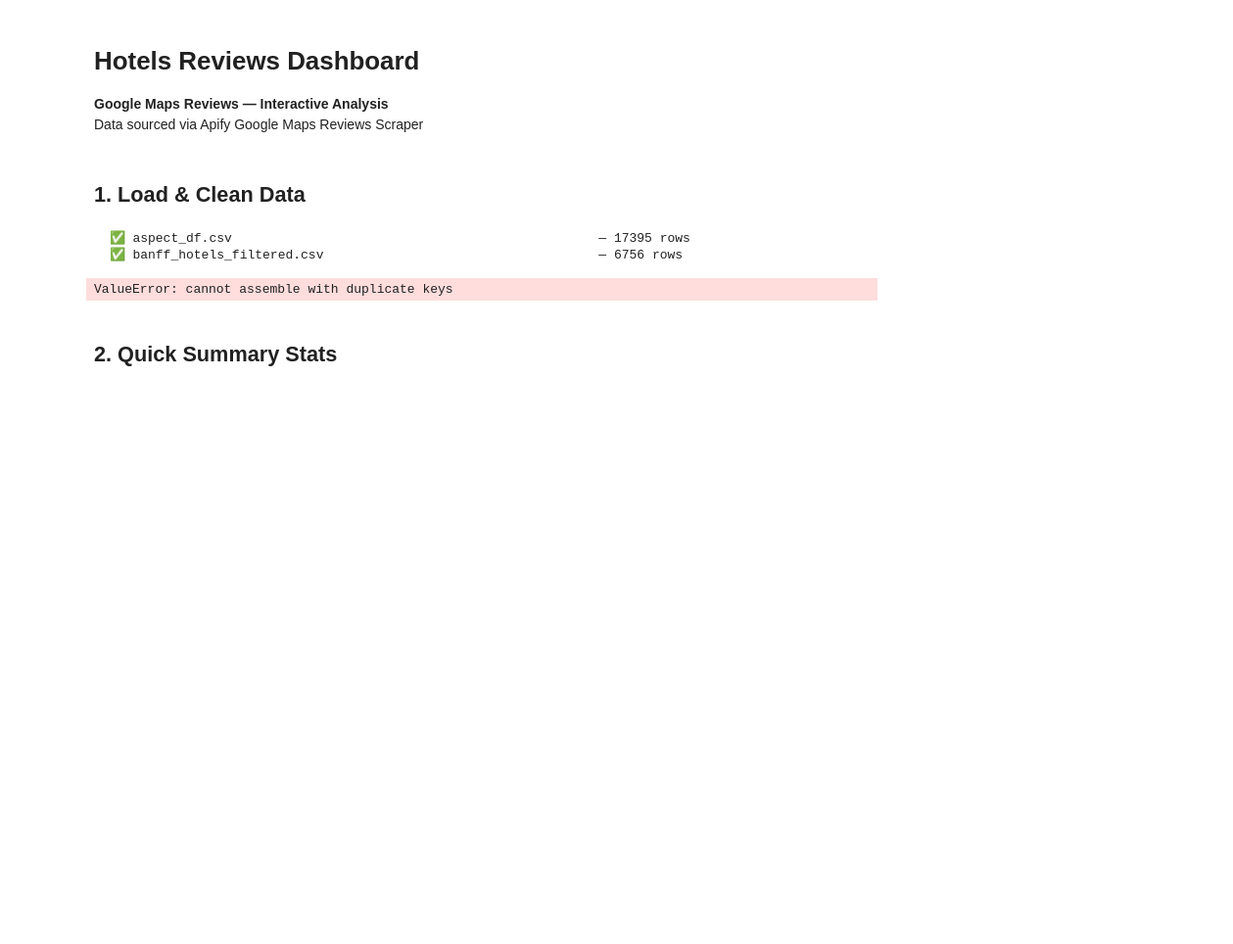
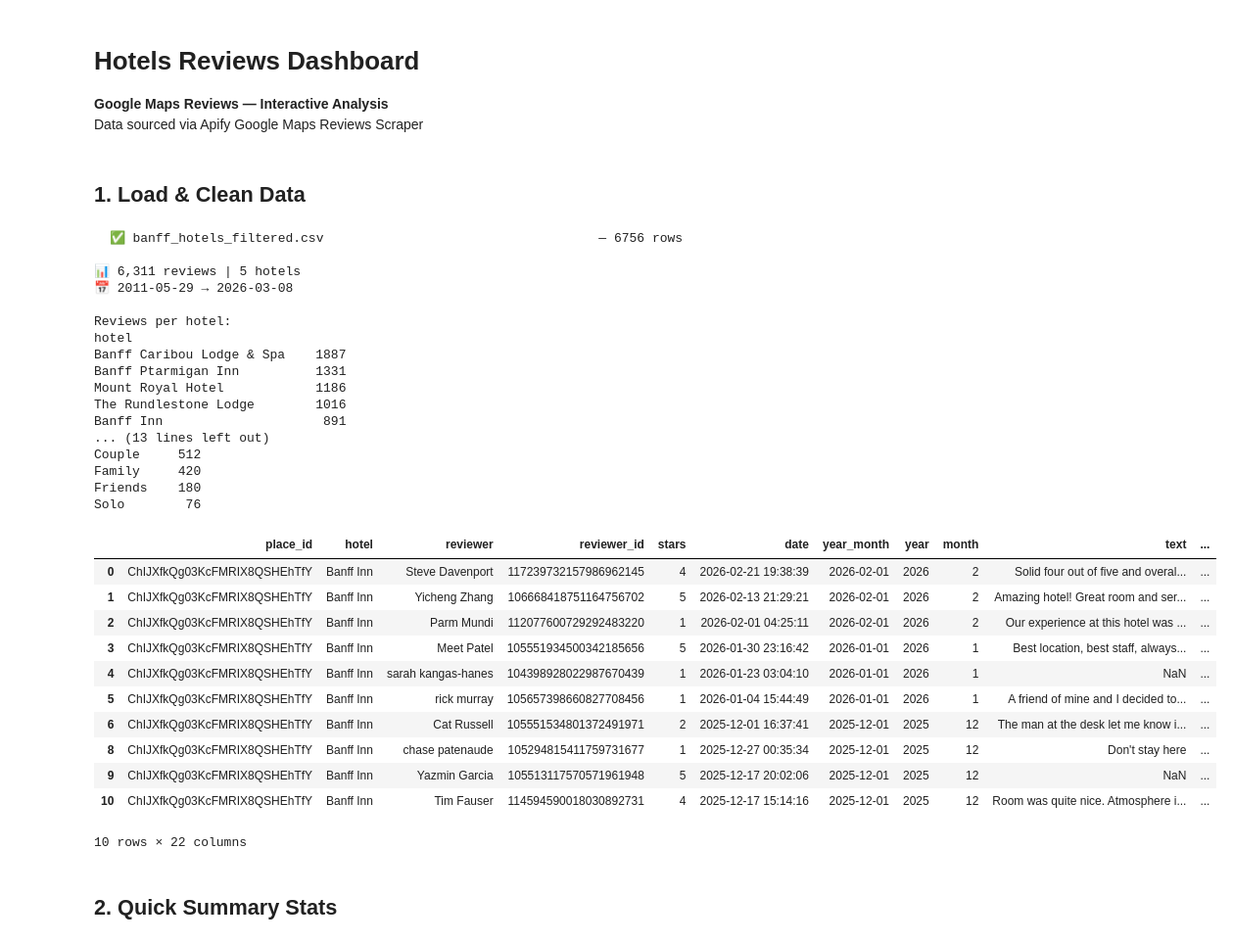
Before and after one commit to slippinjim-bit/Hotel-Review-Analysis, a Jupyter notebook: Reviews.ipynb, the cells around one changed output. Shown at 98% size. Drawn from its saved outputs; the diff is of its cells as text; code cells hidden in the pictures; blank space fills up the shorter version.

```diff
--- a/Reviews.ipynb
+++ b/Reviews.ipynb
@@ -45,8 +45,12 @@ def parse_experience_details(val):
     except:
         return {}
 
-def load_hotel_reviews(data_dir='data'):
-    csv_files = glob.glob(os.path.join(data_dir, '*.csv'))
+def load_hotel_reviews(data_dir, exclude=None):
+    exclude = exclude or []
+    csv_files = [
+        f for f in glob.glob(os.path.join(data_dir, '*.csv'))
+        if os.path.basename(f) not in exclude
+    ]
 
     if not csv_files:
         raise FileNotFoundError(f"No CSV files found in '{data_dir}/'")
@@ -137,14 +141,40 @@ def load_hotel_reviews(data_dir='data'):
     return df
 # %%
 # ── Load ──────────────────────────────────────────────────────
-# ── Load ──────────────────────────────────────────────────────
+
 DATA_DIR = os.path.join(os.path.dirname(os.path.abspath('__file__')), 'data')
-df = load_hotel_reviews(DATA_DIR)
+df = load_hotel_reviews(DATA_DIR, exclude=['aspect_df.csv'])
 df.head(10)
 # %% [output]
-  ✅ aspect_df.csv                                                — 17395 rows
   ✅ banff_hotels_filtered.csv                                    — 6756 rows
+
+📊 6,311 reviews | 5 hotels
+📅 2011-05-29 → 2026-03-08
+
+Reviews per hotel:
+hotel
+Banff Caribou Lodge & Spa    1887
+Banff Ptarmigan Inn          1331
+Mount Royal Hotel            1186
+The Rundlestone Lodge        1016
+Banff Inn                     891
+... (13 lines left out)
+Couple     512
+Family     420
+Friends    180
+Solo        76
+|  | place_id | hotel | reviewer | reviewer_id | stars | date | year_month | year | month | text | ... |
+| 0 | ChIJXfkQg03KcFMRIX8QSHEhTfY | Banff Inn | Steve Davenport | 117239732157986962145 | 4 | 2026-02-21 19:38:39 | 2026-02-01 | 2026 | 2 | Solid four out of five and overal... | ... |
+| 1 | ChIJXfkQg03KcFMRIX8QSHEhTfY | Banff Inn | Yicheng Zhang | 106668418751164756702 | 5 | 2026-02-13 21:29:21 | 2026-02-01 | 2026 | 2 | Amazing hotel! Great room and ser... | ... |
+| 2 | ChIJXfkQg03KcFMRIX8QSHEhTfY | Banff Inn | Parm Mundi | 112077600729292483220 | 1 | 2026-02-01 04:25:11 | 2026-02-01 | 2026 | 2 | Our experience at this hotel was ... | ... |
+| 3 | ChIJXfkQg03KcFMRIX8QSHEhTfY | Banff Inn | Meet Patel | 105551934500342185656 | 5 | 2026-01-30 23:16:42 | 2026-01-01 | 2026 | 1 | Best location, best staff, always... | ... |
+| 4 | ChIJXfkQg03KcFMRIX8QSHEhTfY | Banff Inn | sarah kangas-hanes | 104398928022987670439 | 1 | 2026-01-23 03:04:10 | 2026-01-01 | 2026 | 1 | NaN | ... |
+| 5 | ChIJXfkQg03KcFMRIX8QSHEhTfY | Banff Inn | rick murray | 105657398660827708456 | 1 | 2026-01-04 15:44:49 | 2026-01-01 | 2026 | 1 | A friend of mine and I decided to... | ... |
+| 6 | ChIJXfkQg03KcFMRIX8QSHEhTfY | Banff Inn | Cat Russell | 105551534801372491971 | 2 | 2025-12-01 16:37:41 | 2025-12-01 | 2025 | 12 | The man at the desk let me know i... | ... |
+| 8 | ChIJXfkQg03KcFMRIX8QSHEhTfY | Banff Inn | chase patenaude | 105294815411759731677 | 1 | 2025-12-27 00:35:34 | 2025-12-01 | 2025 | 12 | Don't stay here | ... |
+| 9 | ChIJXfkQg03KcFMRIX8QSHEhTfY | Banff Inn | Yazmin Garcia | 105513117570571961948 | 5 | 2025-12-17 20:02:06 | 2025-12-01 | 2025 | 12 | NaN | ... |
+| 10 | ChIJXfkQg03KcFMRIX8QSHEhTfY | Banff Inn | Tim Fauser | 114594590018030892731 | 4 | 2025-12-17 15:14:16 | 2025-12-01 | 2025 | 12 | Room was quite nice. Atmosphere i... | ... |
-ValueError: cannot assemble with duplicate keys
+10 rows × 22 columns
 # %% [markdown]
 ## 2. Quick Summary Stats
 # %%
```
Also changed, not shown: parts of 1 cell of this notebook.
